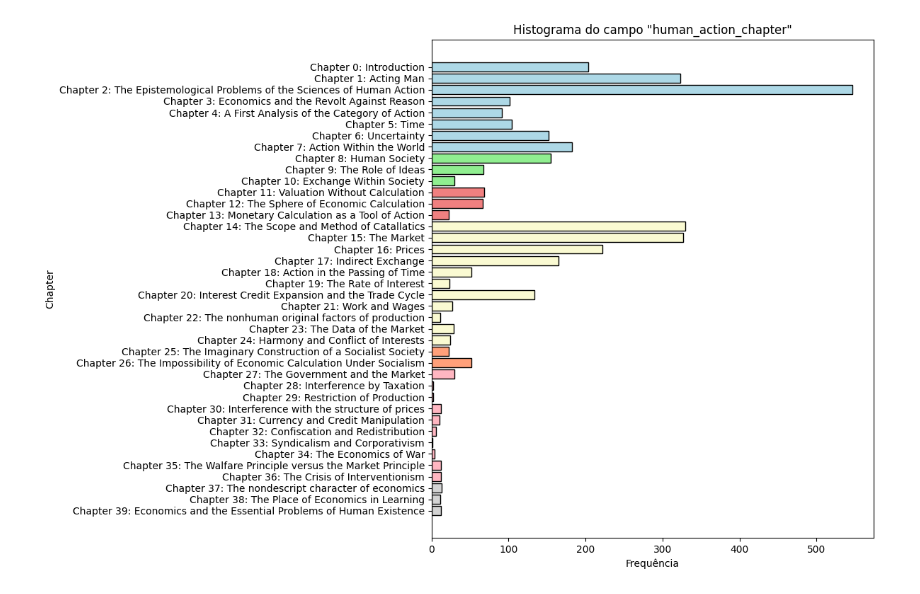
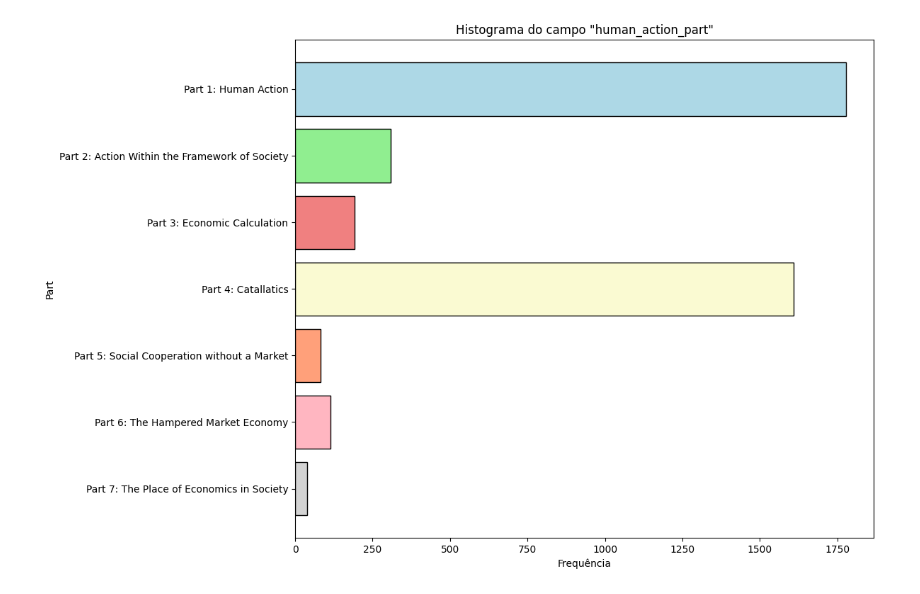
Before and after one commit to pcalais/bibliometrics-austrian-economics, a Jupyter notebook: notebooks/6-analyze-mises-refs.ipynb, the cells around one changed output. Drawn from its saved outputs; the diff is of its cells as text; code cells hidden in the pictures.

```diff
--- a/notebooks/6-analyze-mises-refs.ipynb
+++ b/notebooks/6-analyze-mises-refs.ipynb
@@ -91,8 +722,26 @@ import matplotlib.pyplot as plt
 # data = {'human_action_chapter': ['Chapter 3', 'Chapter 1', 'not found', 'Chapter 2', 'Chapter 11', 'Chapter 1', 'not found']}
 # mises_refs_df = pd.DataFrame(data)
 
-# Drop rows where 'human_action_chapter' is "not found"
-filtered_df = mises_refs_df[mises_refs_df['human_action_chapter_name'] != 'not found']
+# --------------------------------------------------
+# 1️⃣ Filtragem: remove "not found" e "WHOLE"
+# --------------------------------------------------
+filtered_df = mises_refs_df[
+    (mises_refs_df['human_action_chapter_name'] != 'not found') &
+    (mises_refs_df['human_action_part_number'] != 'WHOLE')
+].copy()
+
+# --------------------------------------------------
+# 2️⃣ Converte human_action_part_number para inteiro
+# --------------------------------------------------
+filtered_df['human_action_part_number'] = (
+    filtered_df['human_action_part_number']
+    .astype(int)
+)
+
+filtered_df['human_action_chapter_number'] = (
+    filtered_df['human_action_chapter_number']
+    .astype(int)
+)
 
 # Color mapping based on parts
 part_colors = {
@@ -100,37 +749,37 @@ part_colors = {
     2: 'lightgreen',
     3: 'lightcoral',
     4: 'lightgoldenrodyellow',
     5: 'lightsalmon',
     6: 'lightpink',
     7: 'lightgray'
 }
 
 
 # Assign colors to each chapter based on its part
 filtered_df['bar_color'] = filtered_df['human_action_part_number'].map(part_colors)
 
 # Group by chapter and count occurrences, then sort by chapter number
 chapter_counts_sorted = (
-    filtered_df.groupby(['human_action_chapter_name', 'human_action_chapter_number', 'human_action_part_number', 'bar_color']).size().reset_index(name='counts')
-    .sort_values(by='human_action_chapter_number', ascending=False)
+    filtered_df.groupby(['human_action_part_name', 'human_action_part_number', 'bar_color']).size().reset_index(name='counts')
+    .sort_values(by='human_action_part_number', ascending=False)
 )
 
 # Plot the histogram with adjusted vertical space
 plt.figure(figsize=(12, 8))  # Increased height for more vertical space
-plt.barh(chapter_counts_sorted['human_action_chapter_name'], chapter_counts_sorted['counts'],
+plt.barh(chapter_counts_sorted['human_action_part_name'], chapter_counts_sorted['counts'],
          color=chapter_counts_sorted['bar_color'], edgecolor='black')
 
-plt.title('Histograma do campo "human_action_chapter"')
+plt.title('Histograma do campo "human_action_part"')
 plt.xlabel('Frequência')
-plt.ylabel('Chapter')
+plt.ylabel('Part')
 
 # Adjust layout for better label display
 plt.tight_layout()
 
 # Save the plot as a PNG file
-plt.savefig('../reports/human_action_chapters.png')
+plt.savefig('../reports/human_action_parts.png')
 
 # Show the plot
 plt.show()
 # %% [output]
-[figure, old version]
+[figure, new version]
```
Also changed, not shown: parts of 29 cells of this notebook, 9 other files.
